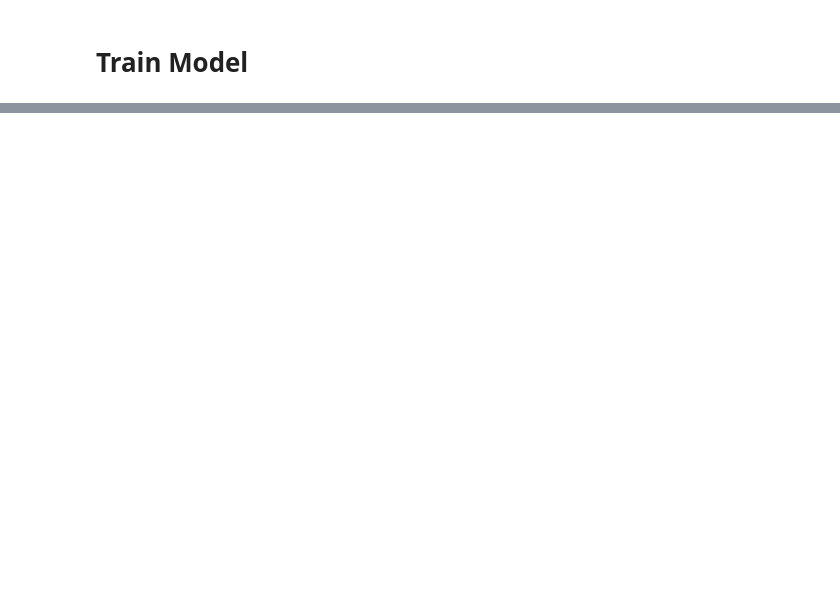
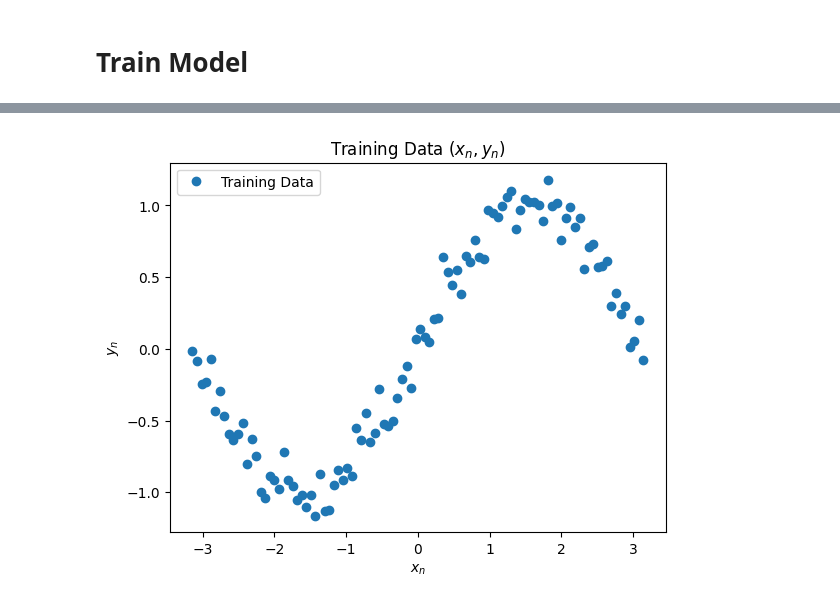
Before and after one commit to bryceadam1/math-522-project, a Jupyter notebook: Bryce/project.ipynb, the cells around one changed output, grey strips where cells are left out. Drawn from its saved outputs; the diff is of its cells as text; code cells hidden in the pictures; blank space fills up the shorter version.

```diff
--- a/Bryce/project.ipynb
+++ b/Bryce/project.ipynb
@@ -122,0 +224,9 @@ Epoch: 900, Loss: 0.015689
+# %%
+plt.plot(x_train, y_train, 'o', label="Training Data")
+plt.title("Training Data $(x_n, y_n)$")
+plt.xlabel("$x_n$")
+plt.ylabel("$y_n$")
+plt.legend()
+plt.show()
+# %% [output]
+[figure, added]
```
Also changed, not shown: parts of 9 cells of this notebook, 13 other files.
